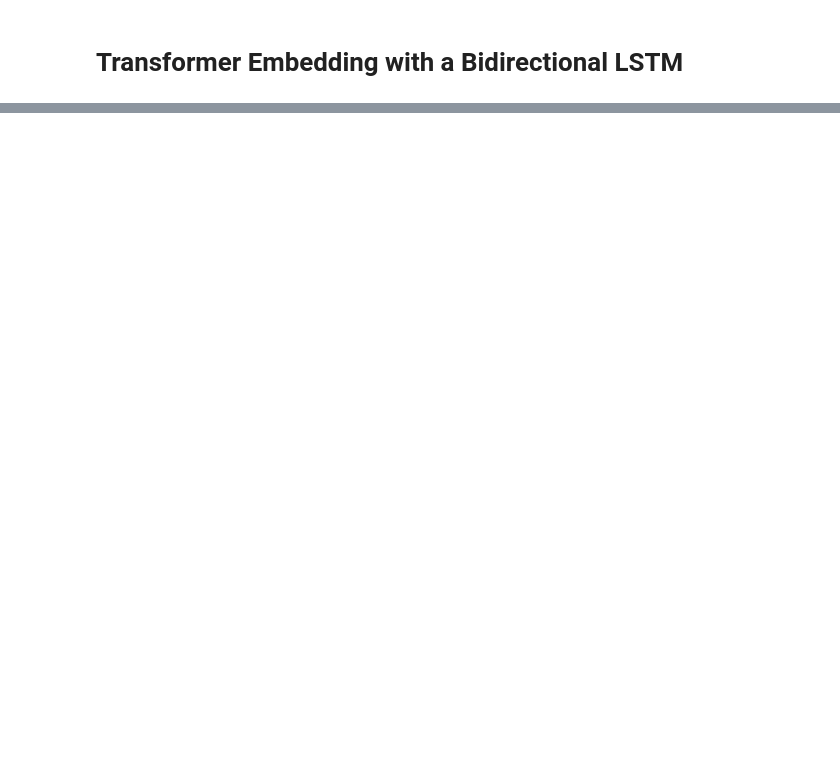
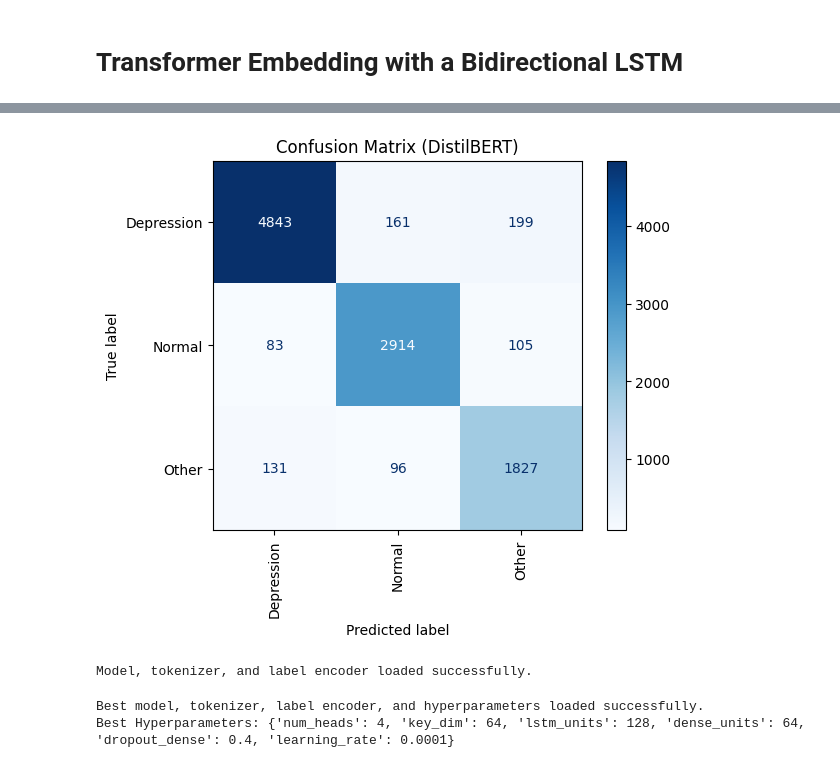
Before and after one commit to viando8/datasci207-final-project, a Jupyter notebook: individual notebooks/207_sentiment_analysis_for_mental_healthKD_noeda.ipynb, the cells around one changed output, grey strips where cells are left out. Cells and saved outputs as stored; diff of their text form; code cells hidden in the pictures; blank space fills up the shorter version.

```diff
--- a/individual notebooks/207_sentiment_analysis_for_mental_healthKD_noeda.ipynb
+++ b/individual notebooks/207_sentiment_analysis_for_mental_healthKD_noeda.ipynb
@@ -1137,0 +1073,8 @@ print(f"DistilBERT model, tokenizer, and label encoder saved to {save_dir}")
+# %%
+# Classification Report
+y_test_pred_db_lstm = best_model_distilbert_bidirectional_lstm.predict(X_test_embeddings)
+y_test_pred_db_lstm_classes = np.argmax(y_test_pred, axis=1)
+y_test_true_db_lstm_classes = np.argmax(y_test_categorical, axis=1)
+
+print("\nClassification Report:")
+print(classification_report(y_test_true_db_lstm_classes, y_test_pred_db_lstm_classes))
@@ -1137,0 +1094,52 @@ print(f"DistilBERT model, tokenizer, and label encoder saved to {save_dir}")
+# %%
+# Generate the confusion matrix
+cm = confusion_matrix(y_test_true_db_lstm_classes, y_test_pred_db_lstm_classes)
+disp = ConfusionMatrixDisplay(confusion_matrix=cm, display_labels=label_encoder_distilbert_lstm_weight.classes_)
+disp.plot(cmap=plt.cm.Blues, xticks_rotation='vertical')
+plt.title("Confusion Matrix (DistilBERT)")
+plt.show()
+# %% [output]
+[figure, added]
+# %%
+# Define the save directory
+save_dir = "distilbert_lstm_best_model"
+
+# Load the Keras model
+best_model = load_model(os.path.join(save_dir, "best_model.keras"))
+
+# Load the tokenizer
+tokenizer_distilbert_lstm_weight = DistilBertTokenizer.from_pretrained(save_dir)
+
+# Load the label encoder
+label_encoder_distilbert_lstm_weight_path = os.path.join(save_dir, "label_encoder_distilbert_lstm_weight.pkl")
+with open(label_encoder_distilbert_lstm_weight_path, "rb") as le_file:
+    label_encoder_distilbert_lstm_weight = pickle.load(le_file)
+
+print("Model, tokenizer, and label encoder loaded successfully.")
+# %% [output]
+Model, tokenizer, and label encoder loaded successfully.
+# %%
+# Define the save directory
+save_dir = "distilbert_lstm_best_model"
+
+# Load the best model
+best_model = load_model(os.path.join(save_dir, "best_model.keras"))
+
+# Load the tokenizer
+tokenizer_distilbert_lstm_weight = DistilBertTokenizer.from_pretrained(save_dir)
+
+# Load the label encoder
+label_encoder_distilbert_lstm_weight_path = os.path.join(save_dir, "label_encoder_distilbert_lstm_weight.pkl")
+with open(label_encoder_distilbert_lstm_weight_path, "rb") as le_file:
+    label_encoder_distilbert_lstm_weight = pickle.load(le_file)
+
+# Load the best hyperparameters
+best_hps_path = os.path.join(save_dir, "best_hyperparameters.pkl")
+with open(best_hps_path, "rb") as hp_file:
+    best_hyperparameters = pickle.load(hp_file)
+
+print("Best model, tokenizer, label encoder, and hyperparameters loaded successfully.")
+print("Best Hyperparameters:", best_hyperparameters)
+# %% [output]
+Best model, tokenizer, label encoder, and hyperparameters loaded successfully.
+Best Hyperparameters: {'num_heads': 4, 'key_dim': 64, 'lstm_units': 128, 'dense_units': 64, 'dropout_dense': 0.4, 'learning_rate': 0.0001}
```
Also changed, not shown: parts of 27 cells of this notebook, 25 other files.
